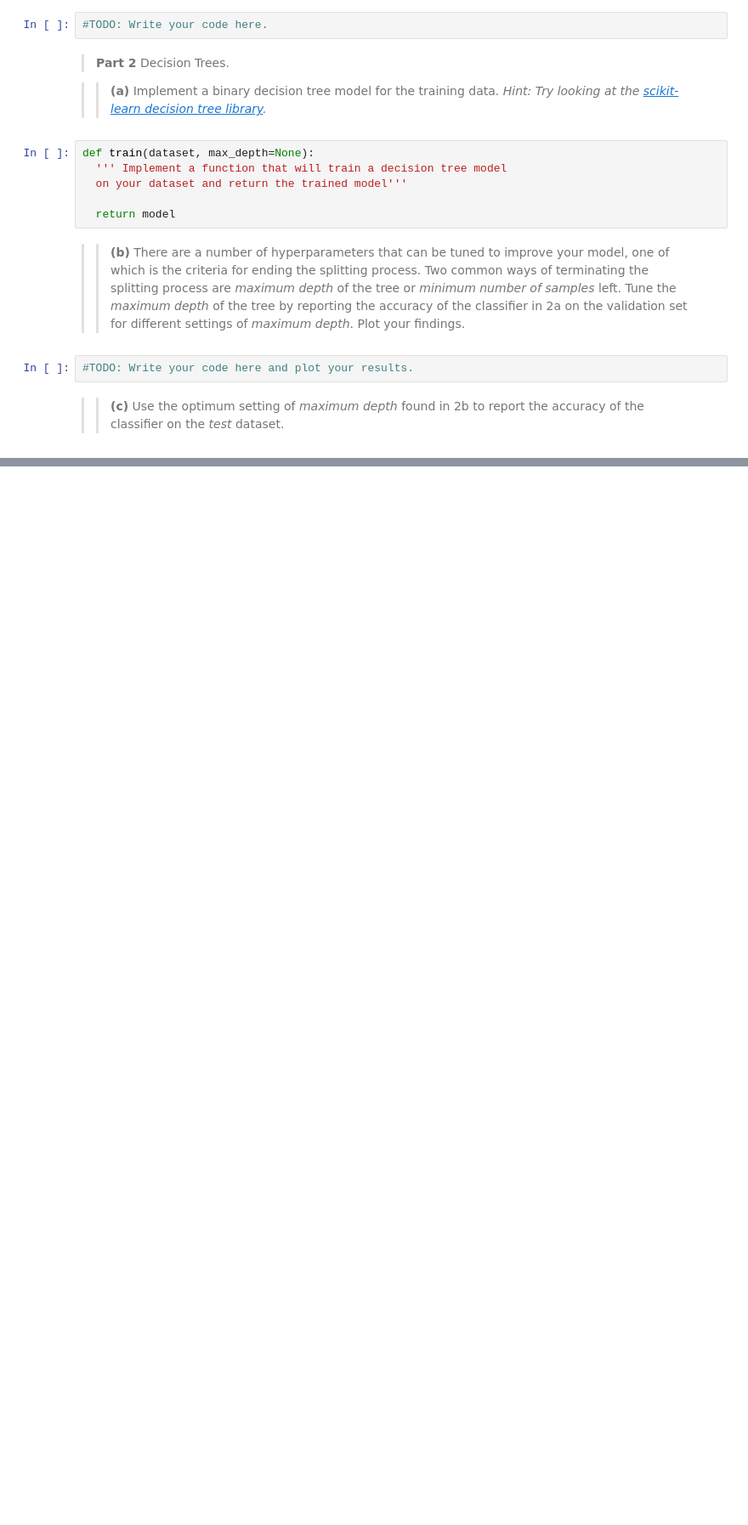
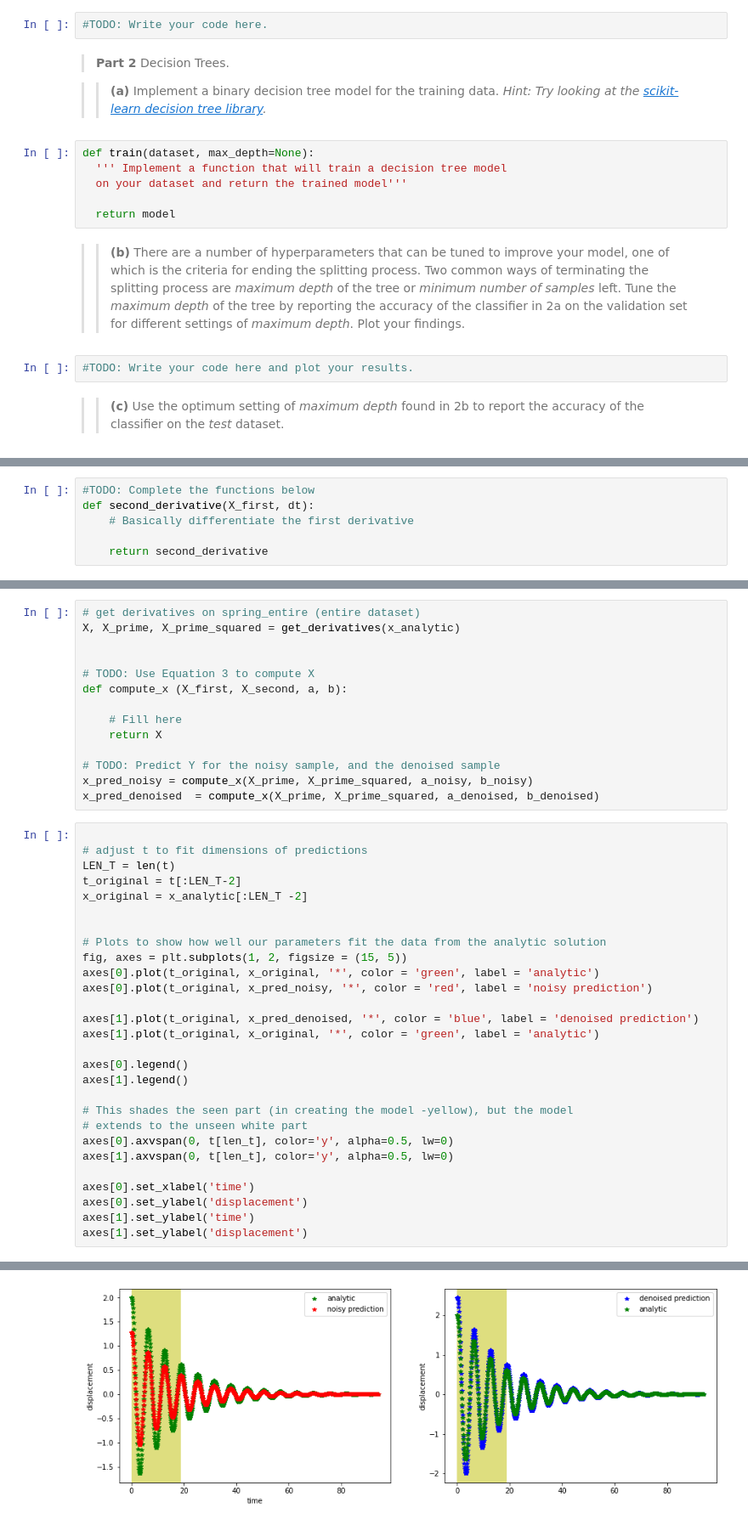
Before and after one commit to tmullarkey/Assignment_2_Fall2022, a Jupyter notebook: assignment_2_Fall2022.ipynb, the cells around one changed output, grey strips where cells are left out. Shown: that part at 85% size. Cells and saved outputs as stored; diff of their text form; blank space fills up the shorter version.

```diff
--- a/assignment_2_Fall2022.ipynb
+++ b/assignment_2_Fall2022.ipynb
@@ -176,0 +239,6 @@ def train(dataset, max_depth=None):
+# %%
+#TODO: Complete the functions below
+def second_derivative(X_first, dt):
+    # Basically differentiate the first derivative
+
+    return second_derivative
@@ -176,0 +315,43 @@ def train(dataset, max_depth=None):
+# %%
+# get derivatives on spring_entire (entire dataset)
+X, X_prime, X_prime_squared = get_derivatives(x_analytic)
+
+
+# TODO: Use Equation 3 to compute X
+def compute_x (X_first, X_second, a, b):
+
+    # Fill here
+    return X
+
+# TODO: Predict Y for the noisy sample, and the denoised sample
+x_pred_noisy = compute_x(X_prime, X_prime_squared, a_noisy, b_noisy)
+x_pred_denoised  = compute_x(X_prime, X_prime_squared, a_denoised, b_denoised)
+# %%
+
+# adjust t to fit dimensions of predictions
+LEN_T = len(t)
+t_original = t[:LEN_T-2]
+x_original = x_analytic[:LEN_T -2]
+
+
+# Plots to show how well our parameters fit the data from the analytic solution
+fig, axes = plt.subplots(1, 2, figsize = (15, 5))
+axes[0].plot(t_original, x_original, '*', color = 'green', label = 'analytic')
+axes[0].plot(t_original, x_pred_noisy, '*', color = 'red', label = 'noisy prediction')
+
+axes[1].plot(t_original, x_pred_denoised, '*', color = 'blue', label = 'denoised prediction')
+axes[1].plot(t_original, x_original, '*', color = 'green', label = 'analytic')
+
+axes[0].legend()
+axes[1].legend()
+
+# This shades the seen part (in creating the model -yellow), but the model
+# extends to the unseen white part
+axes[0].axvspan(0, t[len_t], color='y', alpha=0.5, lw=0)
+axes[1].axvspan(0, t[len_t], color='y', alpha=0.5, lw=0)
+
+axes[0].set_xlabel('time')
+axes[0].set_ylabel('displacement')
+axes[1].set_ylabel('time')
+axes[1].set_ylabel('displacement')
+# %% [output]
@@ -176,0 +359 @@ def train(dataset, max_depth=None):
+[figure, added]
```
Also changed, not shown: parts of 41 cells of this notebook.
